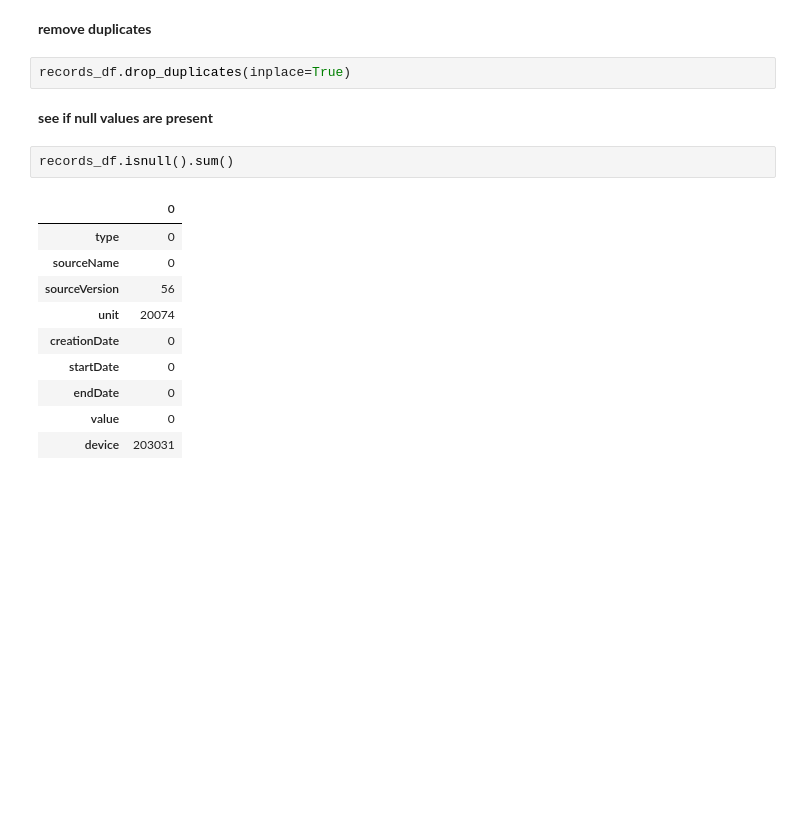
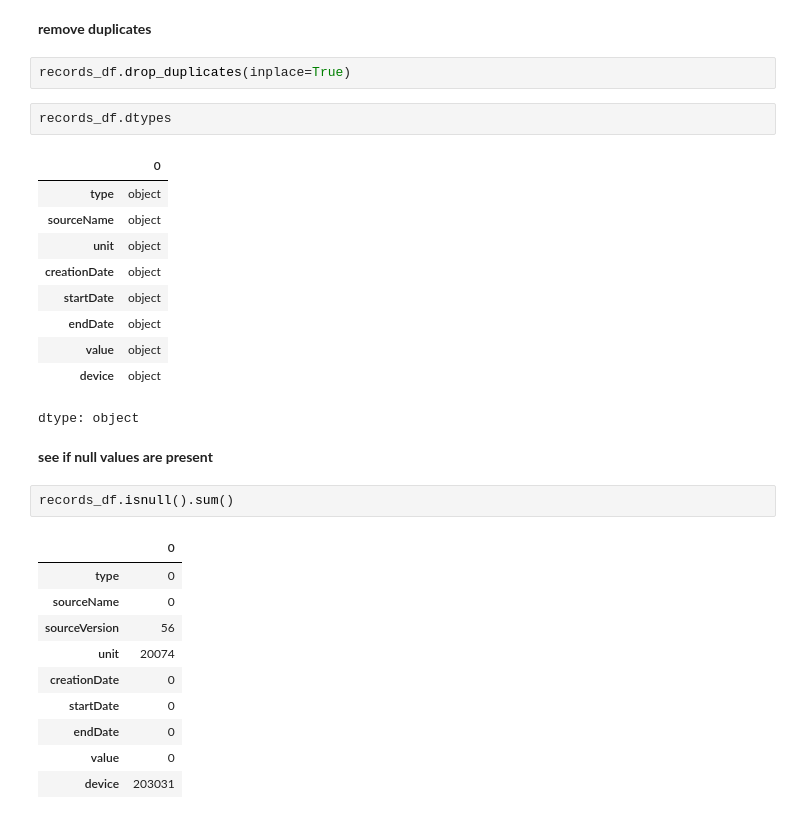
Before and after one commit to YomnaElmousalami/AppleHealthData_Analysis, a Jupyter notebook: Analyze_Sis_health_Data.ipynb, the cells around one changed output. Cells and saved outputs as stored; diff of their text form; blank space fills up the shorter version.

```diff
--- a/Analyze_Sis_health_Data.ipynb
+++ b/Analyze_Sis_health_Data.ipynb
@@ -125,6 +125,19 @@ records_df.head()
 **remove duplicates**
 # %%
 records_df.drop_duplicates(inplace=True)
+# %%
+records_df.dtypes
+# %% [output]
+|  | 0 |
+| type | object |
+| sourceName | object |
+| unit | object |
+| creationDate | object |
+| startDate | object |
+| endDate | object |
+| value | object |
+| device | object |
+dtype: object
 # %% [markdown]
 **see if null values are present**
 # %%
```
Also changed, not shown: parts of 3 cells of this notebook.
